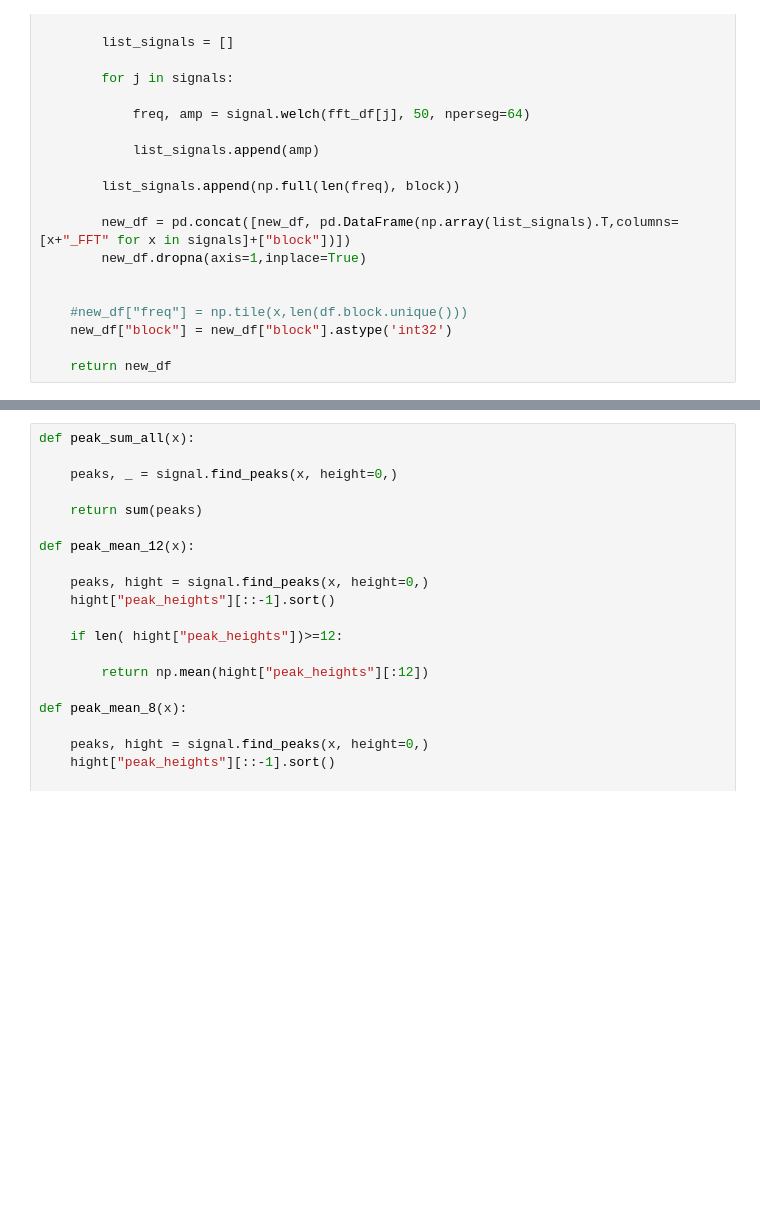
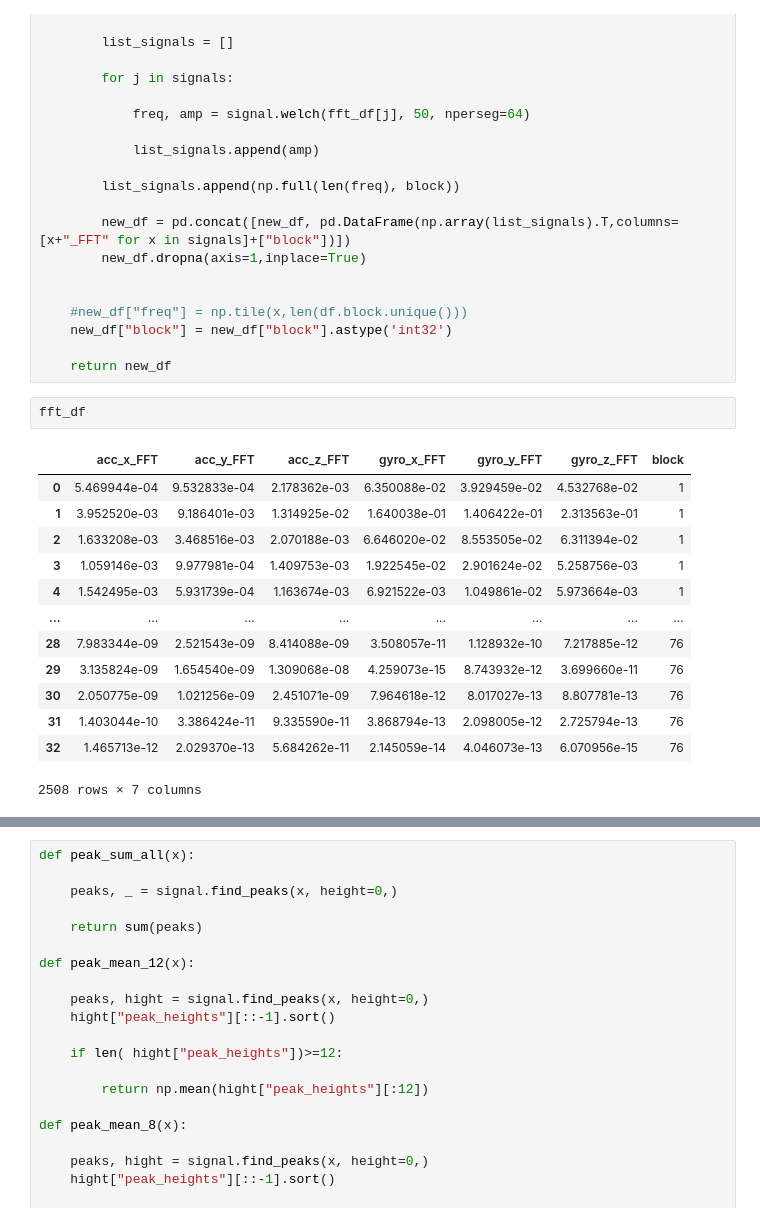
Before and after one commit to meszdav/human-activity-recognition, a Jupyter notebook: notebooks/Classify Activity.ipynb, the cells around one changed output, grey strips where cells are left out. Saved outputs shown, nothing was run; the diff lists cells and outputs as text; blank space fills up the shorter version.

```diff
--- a/notebooks/Classify Activity.ipynb
+++ b/notebooks/Classify Activity.ipynb
@@ -208,5 +208,21 @@ def do_fft(df):
     new_df["block"] = new_df["block"].astype('int32')
 
     return new_df
+# %%
+fft_df
+# %% [output]
+|  | acc_x_FFT | acc_y_FFT | acc_z_FFT | gyro_x_FFT | gyro_y_FFT | gyro_z_FFT | block |
+| 0 | 5.469944e-04 | 9.532833e-04 | 2.178362e-03 | 6.350088e-02 | 3.929459e-02 | 4.532768e-02 | 1 |
+| 1 | 3.952520e-03 | 9.186401e-03 | 1.314925e-02 | 1.640038e-01 | 1.406422e-01 | 2.313563e-01 | 1 |
+| 2 | 1.633208e-03 | 3.468516e-03 | 2.070188e-03 | 6.646020e-02 | 8.553505e-02 | 6.311394e-02 | 1 |
+| 3 | 1.059146e-03 | 9.977981e-04 | 1.409753e-03 | 1.922545e-02 | 2.901624e-02 | 5.258756e-03 | 1 |
+| 4 | 1.542495e-03 | 5.931739e-04 | 1.163674e-03 | 6.921522e-03 | 1.049861e-02 | 5.973664e-03 | 1 |
+| ... | ... | ... | ... | ... | ... | ... | ... |
+| 28 | 7.983344e-09 | 2.521543e-09 | 8.414088e-09 | 3.508057e-11 | 1.128932e-10 | 7.217885e-12 | 76 |
+| 29 | 3.135824e-09 | 1.654540e-09 | 1.309068e-08 | 4.259073e-15 | 8.743932e-12 | 3.699660e-11 | 76 |
+| 30 | 2.050775e-09 | 1.021256e-09 | 2.451071e-09 | 7.964618e-12 | 8.017027e-13 | 8.807781e-13 | 76 |
+| 31 | 1.403044e-10 | 3.386424e-11 | 9.335590e-11 | 3.868794e-13 | 2.098005e-12 | 2.725794e-13 | 76 |
+| 32 | 1.465713e-12 | 2.029370e-13 | 5.684262e-11 | 2.145059e-14 | 4.046073e-13 | 6.070956e-15 | 76 |
+2508 rows × 7 columns
 # %%
 fft_df = do_fft(df)
```
Also changed, not shown: parts of 8 cells of this notebook, 8 other files.
